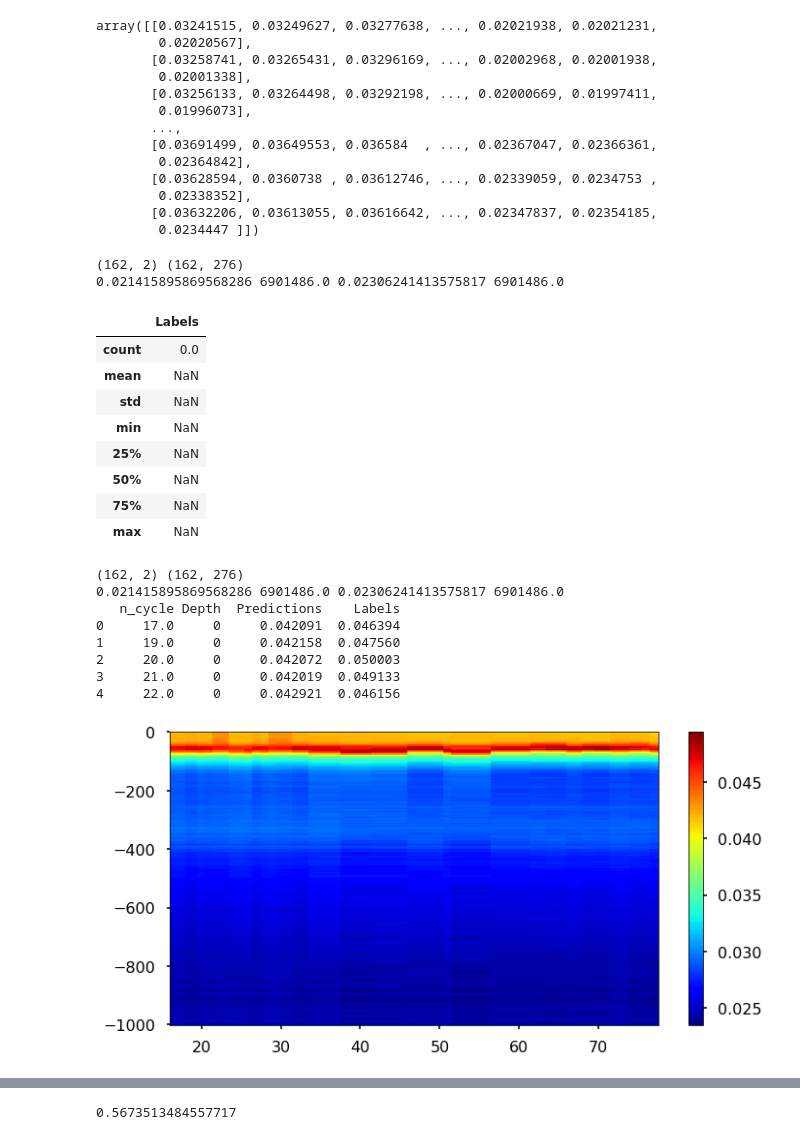
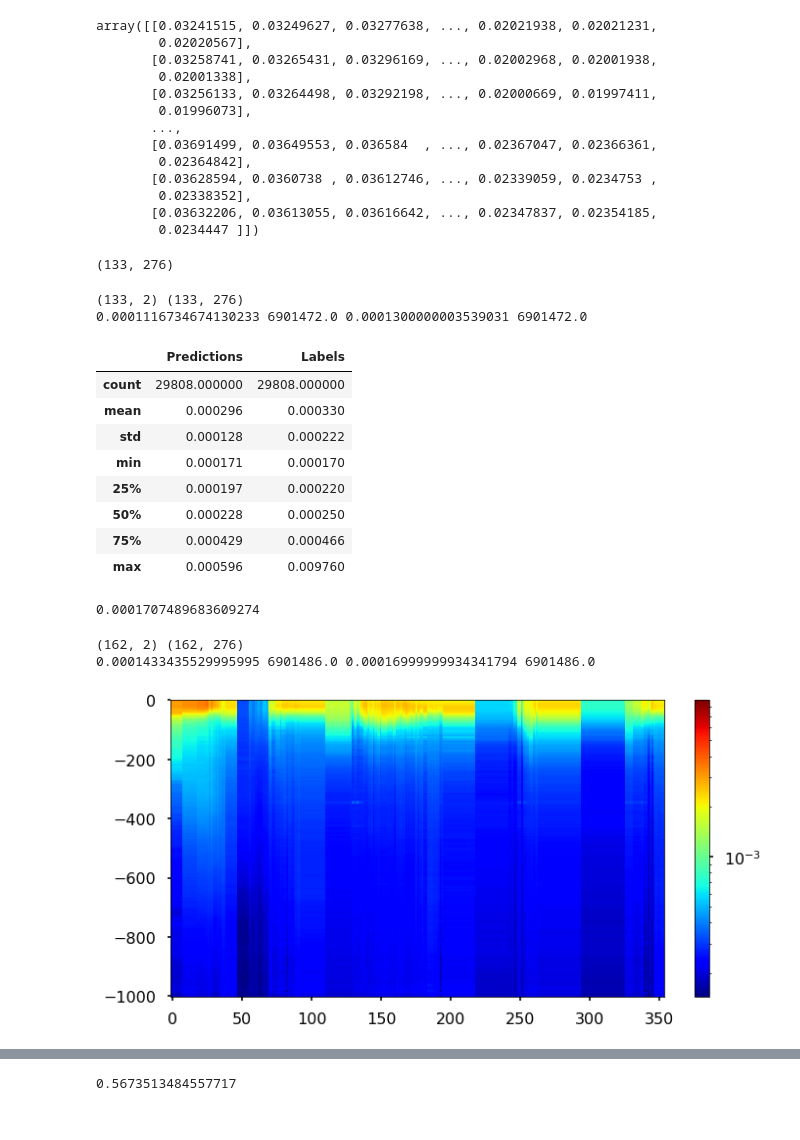
Before and after one commit to IPL-UV/ml4ocean, a Jupyter notebook: notebooks/full_walkthroughs/full_walkthrough_stg.ipynb, the cells around one changed output, grey strips where cells are left out. Saved outputs shown, nothing was run; the diff lists cells and outputs as text; code cells hidden in the pictures.

Commit message:
Added new scatter notebook.

```diff
--- a/notebooks/full_walkthroughs/full_walkthrough_stg.ipynb
+++ b/notebooks/full_walkthroughs/full_walkthrough_stg.ipynb
@@ -83,7 +83,7 @@ def run_experiment():
     return dataset
 # %%
 class DataParams:
-    region = 'na'
+    region = 'stg'
 
 class ProcessParams:
     n_components = 5
@@ -559,11 +559,23 @@ def df_2_xr(data):
     return data
 def plot_profiles(xr_data, plot_config):
 
+    import matplotlib.colors as colors
+
     # Convert to xarray
     SAVE_PATH = "/home/emmanuel/figures/ml4ocn/"
     fig, ax = plt.subplots(figsize=(10,5))
-
-    xr_data.T.plot.pcolormesh(ax=ax, cmap='jet', cbar_kwargs={'label': ''})
+    if plot_config['robust'] == True:
+        xr_data.T.plot.pcolormesh(ax=ax, cmap='jet', cbar_kwargs={'label': ''}, robust=plot_config['robust'])
+    else:
+        xr_data.T.plot.pcolormesh(
+            ax=ax,
+            cmap='jet',
+            cbar_kwargs={'label': ''},
+            norm=colors.LogNorm(vmin=plot_config['vmin'], vmax=plot_config['vmax']),
+            vmin=plot_config['vmin'],
+            vmax=plot_config['vmax'],
+            robust=False
+        )
     ax.set_xlabel('')
     ax.set_ylabel('')
 #     ax.set_yticklabels(get_depth_labels())
@@ -613,51 +609,55 @@ array([[0.03241515, 0.03249627, 0.03277638, ..., 0.02021938, 0.02021231,
 # %%
 ypred_ = dataset['out_post_trans'].inverse_transform(ypred)
 ytest_ = dataset['out_post_trans'].inverse_transform(dataset['ytest'])
+# %%
+ypred_.shape
+# %% [output]
+(133, 276)
 # %%
 plot_config = dict()
 plot_config['region'] = DataParams.region
 plot_config['r2'] = 0.9
 plot_config['model'] = model_name
-plot_config['float'] = 6901472
+plot_config['float'] = 6901486
 plot_config['data'] = 'Predictions'
 
 y_val_scat = get_scatter_validation(ypred_, ytest_, plot_config)
 y_val_scat.iloc[:, 2:].describe()
 # %% [output]
-(162, 2) (162, 276)
-0.021415895869568286 6901486.0 0.02306241413575817 6901486.0
+(133, 2) (133, 276)
+0.0001116734674130233 6901472.0 0.0001300000003539031 6901472.0
-|  | Labels |
-| count | 0.0 |
-| mean | NaN |
-| std | NaN |
-| min | NaN |
-| 25% | NaN |
-| 50% | NaN |
-| 75% | NaN |
-| max | NaN |
+|  | Predictions | Labels |
+| count | 29808.000000 | 29808.000000 |
+| mean | 0.000296 | 0.000330 |
+| std | 0.000128 | 0.000222 |
+| min | 0.000171 | 0.000170 |
+| 25% | 0.000197 | 0.000220 |
+| 50% | 0.000228 | 0.000250 |
+| 75% | 0.000429 | 0.000466 |
+| max | 0.000596 | 0.009760 |
+# %%
+y_val_scat.Predictions.min()
+# %% [output]
+0.0001707489683609274
 # %%
 plot_config = dict()
 plot_config['region'] = DataParams.region
 plot_config['r2'] = 0.9
 plot_config['model'] = model_name
-plot_config['float'] = 3902123
+
+plot_config['float'] = 6901486
 plot_config['data'] = 'Predictions'
+plot_config['robust'] = False
 
 
 y_val_scat = get_scatter_validation(ypred_, ytest_, plot_config)
-print(y_val_scat.head())
+plot_config['vmin'] = np.minimum(y_val_scat.Predictions.min(), y_val_scat.Labels.min())
+plot_config['vmax'] = np.maximum(y_val_scat.Predictions.max(), y_val_scat.Labels.max())
+# print(y_val_scat.head())
 # y_val_scat.iloc[:, 3:] = y_val_scat.iloc[:, 3:]
 y_val_scat = df_2_xr(y_val_scat)
-
-
 plot_profiles(y_val_scat.Predictions, plot_config)
 # %% [output]
 (162, 2) (162, 276)
-0.021415895869568286 6901486.0 0.02306241413575817 6901486.0
-   n_cycle Depth  Predictions    Labels
-0     17.0     0     0.042091  0.046394
-1     19.0     0     0.042158  0.047560
-2     20.0     0     0.042072  0.050003
-3     21.0     0     0.042019  0.049133
-4     22.0     0     0.042921  0.046156
+0.0001433435529995995 6901486.0 0.00016999999934341794 6901486.0
-[figure, old version]
+[figure, new version]
```
Also changed, not shown: parts of 22 cells of this notebook, 2 other files.
